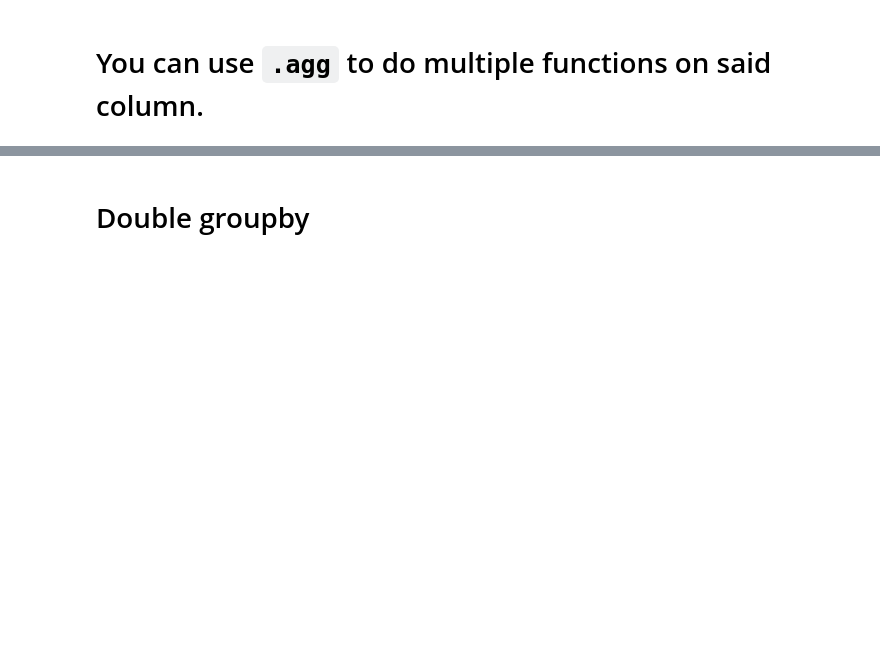
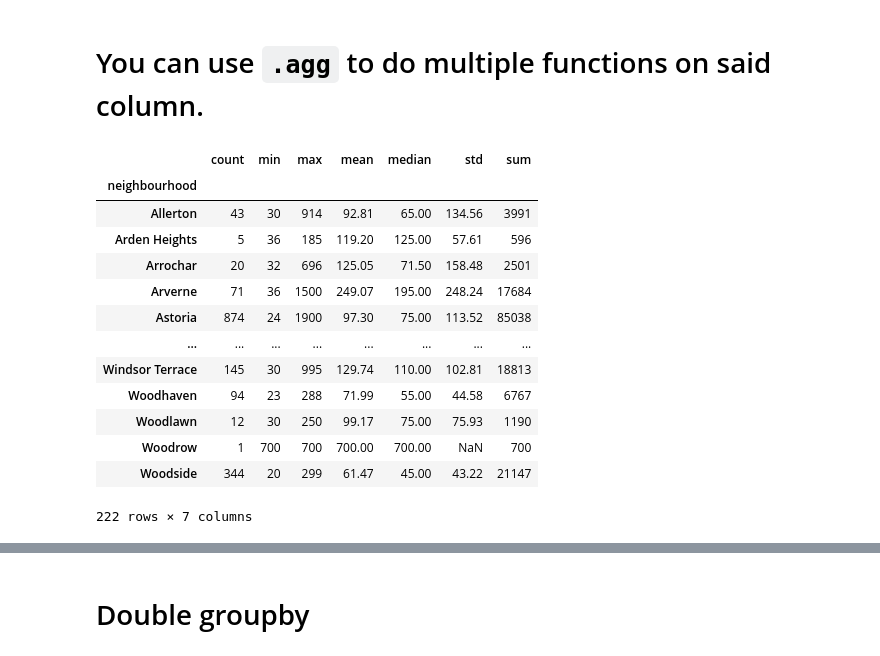
Before and after one commit to tanveerm176/2023-fall-data-science-tuesday, a Jupyter notebook: Week-01-Pandas/Lecture.ipynb, the cells around one changed output, grey strips where cells are left out. Cells and saved outputs as stored; diff of their text form; code cells hidden in the pictures; blank space fills up the shorter version.

```diff
--- a/Week-01-Pandas/Lecture.ipynb
+++ b/Week-01-Pandas/Lecture.ipynb
@@ -163,3 +248,3 @@ Let's find the minimum booking amout by multiplying price by minimum_nights
 # %%
-df['min_booking_amount'] = df['price'] * df['minimum_nights']
-df.head(2)
+df['min_booking_amount'] = df.price * df.minimum_nights
+df['min_booking_amount'] = df.min_booking_amount.astype('float')
@@ -305,10 +553,0 @@ df.head()
-# %%
-def my_function(x):
-    if 'Furnished' in str(x):
-        return 1
-    else:
-        return 0
-
-df['is_furnished'] = df['name'].apply( my_function )
-
-df.head()
@@ -314,0 +558,8 @@ df.head()
+# %%
+def isFurnished(name):
+    if 'furnished' in str(name): #str(name) bc dtype == object
+        return True
+    return False
+# %%
+df['is_furnished'] = df['name'].apply(isFurnished)
+df.head()
@@ -333,5 +638,20 @@ gb['price'].mean()
 # %% [markdown]
 # You can use `.agg` to do multiple functions on said column.
 # %%
-gb = df.groupby('neighbourhood_group')
+gb = df.groupby('neighbourhood')
 gb['price'].agg( ['count', 'min', 'max', 'mean', 'median', 'std', 'sum'] )
+# %% [output]
+|  | count | min | max | mean | median | std | sum |
+| neighbourhood |  |  |  |  |  |  |  |
+| Allerton | 43 | 30 | 914 | 92.81 | 65.00 | 134.56 | 3991 |
+| Arden Heights | 5 | 36 | 185 | 119.20 | 125.00 | 57.61 | 596 |
+| Arrochar | 20 | 32 | 696 | 125.05 | 71.50 | 158.48 | 2501 |
+| Arverne | 71 | 36 | 1500 | 249.07 | 195.00 | 248.24 | 17684 |
+| Astoria | 874 | 24 | 1900 | 97.30 | 75.00 | 113.52 | 85038 |
+| ... | ... | ... | ... | ... | ... | ... | ... |
+| Windsor Terrace | 145 | 30 | 995 | 129.74 | 110.00 | 102.81 | 18813 |
+| Woodhaven | 94 | 23 | 288 | 71.99 | 55.00 | 44.58 | 6767 |
+| Woodlawn | 12 | 30 | 250 | 99.17 | 75.00 | 75.93 | 1190 |
+| Woodrow | 1 | 700 | 700 | 700.00 | 700.00 | NaN | 700 |
+| Woodside | 344 | 20 | 299 | 61.47 | 45.00 | 43.22 | 21147 |
+222 rows × 7 columns
```
Also changed, not shown: parts of 91 cells of this notebook, 3 other files.
